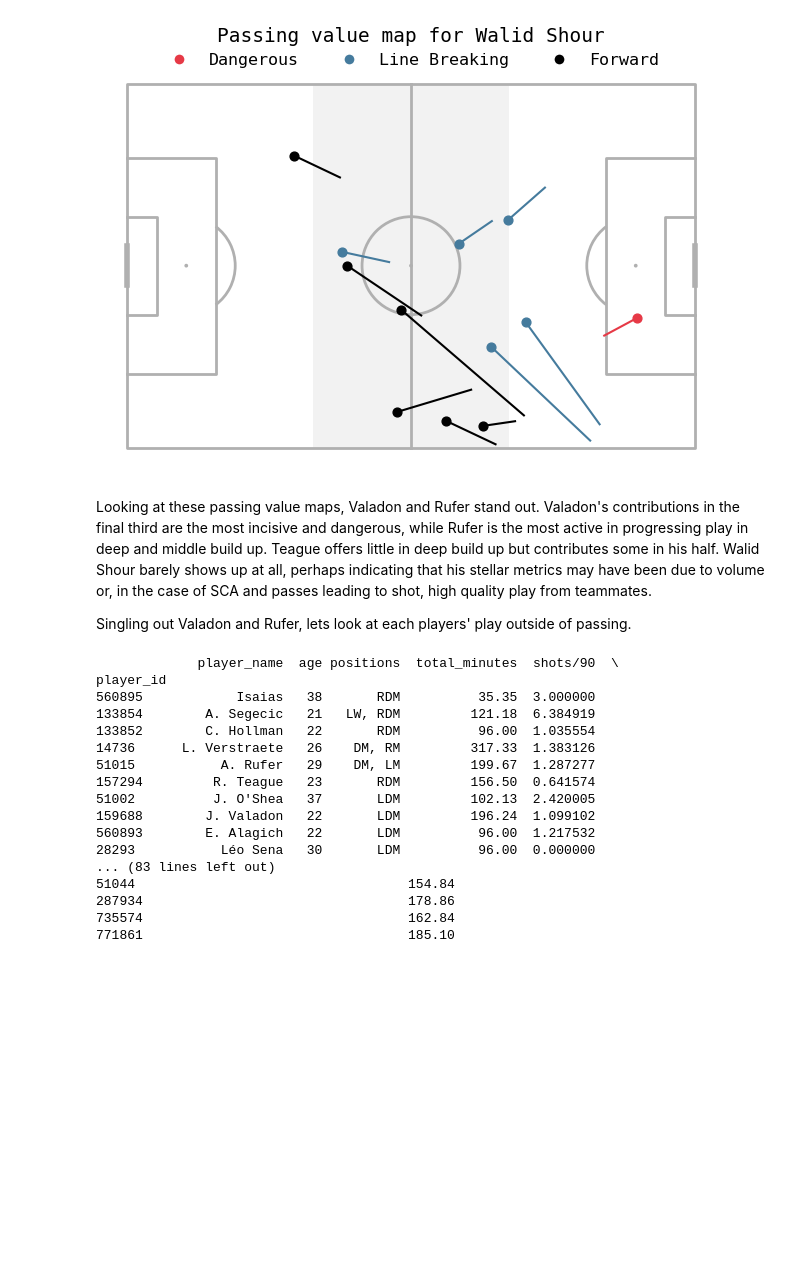
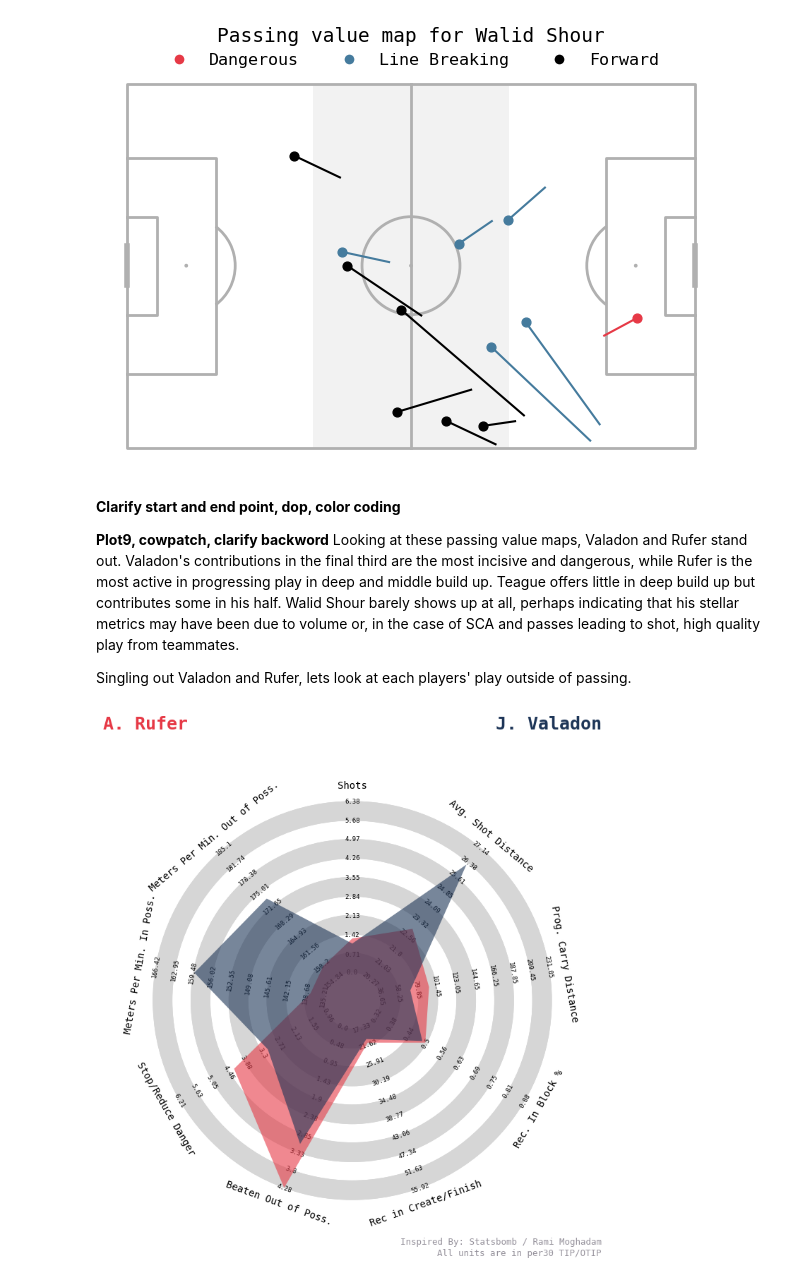
Before and after one commit to nkrackeler30/ASIProj, a Jupyter notebook: Data/ASIProj.ipynb, the cells around one changed output. Drawn from its saved outputs; the diff is of its cells as text; code cells hidden in the pictures; blank space fills up the shorter version.

Commit message:
Update ASIProj.ipynb
Update with edits

```diff
--- a/Data/ASIProj.ipynb
+++ b/Data/ASIProj.ipynb
@@ -1420,27 +1497,13 @@ WSMap = ASIProjViz(df).get_passing_value_map(287934)
 [figure]
 [figure]
 # %% [markdown]
+**Clarify start and end point, dop, color coding**
+
+**Plot9, cowpatch, clarify backword**
 Looking at these passing value maps, Valadon and Rufer stand out. Valadon's contributions in the final third are the most incisive and dangerous, while Rufer is the most active in progressing play in deep and middle build up. Teague offers little in deep build up but contributes some in his half. Walid Shour barely shows up at all, perhaps indicating that his stellar metrics may have been due to volume or, in the case of SCA and passes leading to shot, high quality play from teammates.
 
 Singling out Valadon and Rufer, lets look at each players' play outside of passing.
-# %%
-obj = ASIProjViz(df).get_non_passing_radar(560895)
-obj
-# %% [output]
-             player_name  age positions  total_minutes  shots/90  \
-player_id
-560895            Isaias   38       RDM          35.35  3.000000
-133854        A. Segecic   21   LW, RDM         121.18  6.384919
-133852        C. Hollman   22       RDM          96.00  1.035554
-14736      L. Verstraete   26    DM, RM         317.33  1.383126
-51015           A. Rufer   29    DM, LM         199.67  1.287277
-157294         R. Teague   23       RDM         156.50  0.641574
-51002          J. O'Shea   37       LDM         102.13  2.420005
-159688        J. Valadon   22       LDM         196.24  1.099102
-560893        E. Alagich   22       LDM          96.00  1.217532
-28293           Léo Sena   30       LDM          96.00  0.000000
-... (83 lines left out)
-51044                                   154.84
-287934                                  178.86
-735574                                  162.84
-771861                                  185.10
+# %%
+obj = ASIProjViz(df).get_non_passing_radar([51015,159688])
+# %% [output]
+[figure, added]
```
Also changed, not shown: parts of 8 cells of this notebook.
